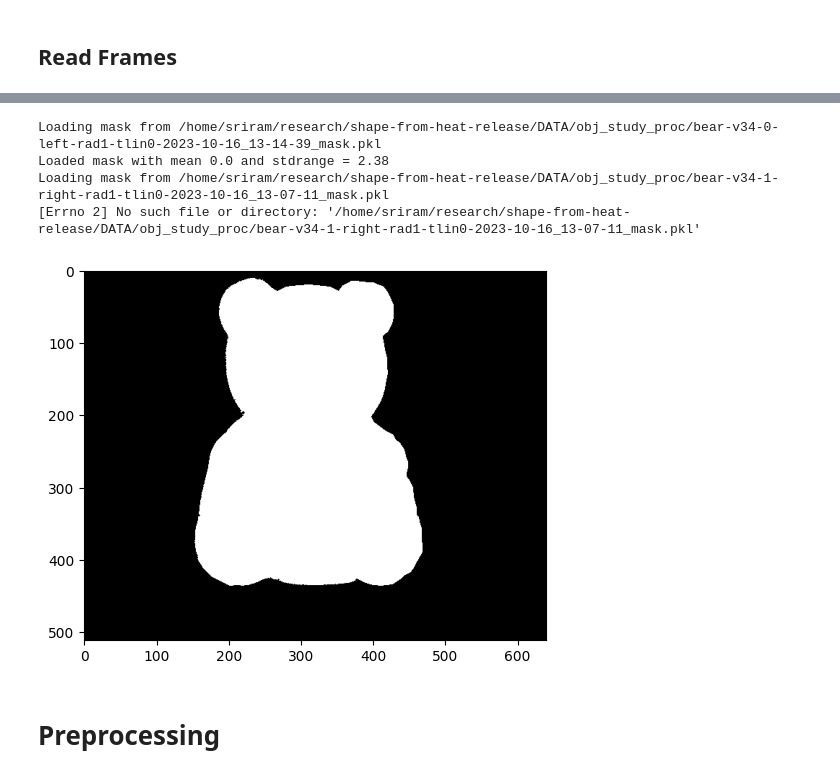
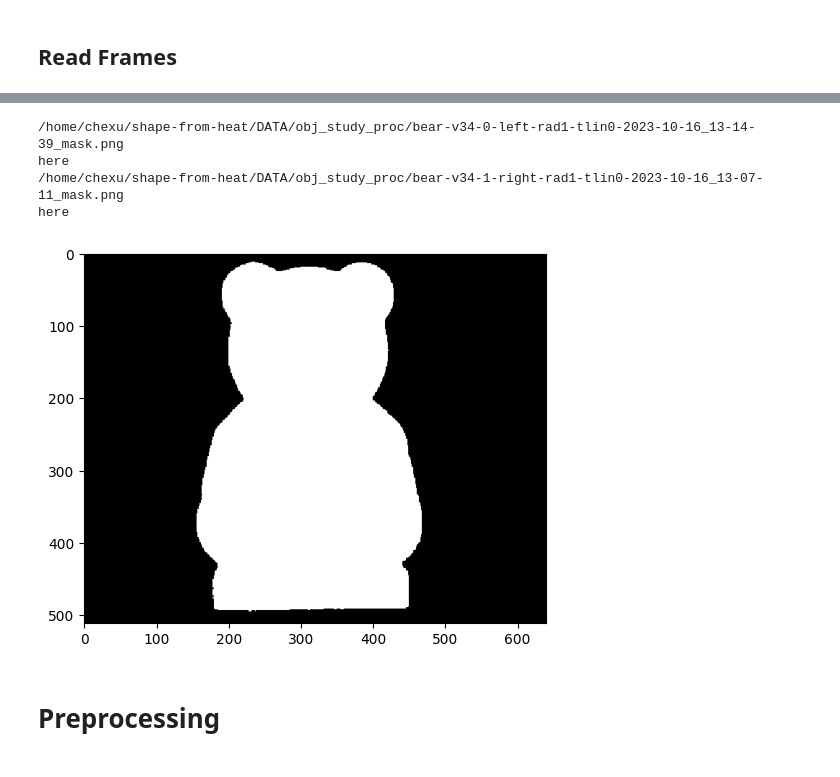
Before and after one commit to Kyle-Xu001/shape-from-heat, a Jupyter notebook: notebooks/real_shape_from_heat.ipynb, the cells around one changed output, grey strips where cells are left out. Cells and saved outputs as stored; diff of their text form; code cells hidden in the pictures.

```diff
--- a/notebooks/real_shape_from_heat.ipynb
+++ b/notebooks/real_shape_from_heat.ipynb
@@ -181,9 +183,9 @@ params.ABS = constants.Absorptivity[params.obj_material]
 frame_recording = []
 bg_recording = []
 for video_filename in tqdm(video_filenames):
-    if params.optimize_MinvL or params.save_frame_for_normal_const:
+    if params.optim_MinvL or params.save_frame_for_normal_const:
         if not params.filter_data:
-            data = np.load(os.path.join(workspace_path, 'DATA', 'obj_study_raw', video_filename), allow_pickle=True)
+            data = np.load(os.path.join(workspace_path, 'DATA', 'object_study_raw', video_filename), allow_pickle=True)
         else:
             data = np.load(os.path.join(workspace_path, 'DATA', 'obj_study_smooth', video_filename), allow_pickle=True)
         recording = data["frame_recording"]
@@ -198,7 +200,6 @@ for video_filename in tqdm(video_filenames):
         else:
             frame_recording.append(recording[0, params.NUM_BG_FRAMES+10::params.NUM_FRAME_DELTA][:, :, ::-1])
             bg_recording.append(recording[0, params.NUM_BG_FRAMES: params.NUM_BG_FRAMES+10][:, :, ::-1])
-        print(frame_recording[-1].shape)
         del recording
     else:
         frame_recording.append(np.zeros((1,512,640)))
@@ -208,3 +209,5 @@ min_frames = min([x.shape[0] for x in frame_recording])
 frame_recording = [x[:min_frames] for x in frame_recording]
 frame_recording = np.array(frame_recording)
 bg_recording = np.array(bg_recording)
+
+# Load Mask
@@ -212,0 +214,19 @@ bg_recording = np.array(bg_recording)
+# %%
+data = np.load(os.path.join(workspace_path, 'DATA', 'object_study_raw', video_filename), allow_pickle=True)
+recording = data["frame_recording"][0]
+
+
+mask = cv2.imread(os.path.join(workspace_path,'image.png'), cv2.IMREAD_UNCHANGED)
+mask = mask[:, :, 3]
+target_height, target_width = recording.shape[1:3]
+resized_mask = cv2.resize(mask, (target_width, target_height), interpolation=cv2.INTER_NEAREST)
+
+binary_mask = (resized_mask > 0).astype(bool)  # Optional: use np.bool_ if needed
+# Save as .npy
+mask_save_path = os.path.join(workspace_path, 'mask.npy')
+np.save(mask_save_path, binary_mask)
+
+plt.imshow(binary_mask, cmap='gray')
+plt.title("Binary Mask from Alpha Channel")
+plt.axis('off')
+plt.show()
@@ -215,48 +237,50 @@ frame_mask = []
 for video_filename in video_filenames:
     mask_filename = video_filename.split('.')[0] + '_mask.png'
     mask_filepath = os.path.join(workspace_path, 'DATA', 'obj_study_proc', mask_filename)
+    print(mask_filepath)
     png_file = True
     # Check if mask file exists
-    if not os.path.exists(mask_filepath):
-        mask_filename = video_filename.split('.')[0] + '_mask.pkl'
-        mask_filepath = os.path.join(workspace_path, 'DATA', 'obj_study_proc', mask_filename)
-        png_file = False
+    # if not os.path.exists(mask_filepath):
+    #     mask_filename = video_filename.split('.')[0] + '_mask.pkl'
+    #     mask_filepath = os.path.join(workspace_path, 'DATA', 'obj_study_proc', mask_filename)
+    #     png_file = False
     try:
         if not png_file:
             print('Loading mask from {}'.format(mask_filepath))
             with open(mask_filepath, 'rb') as f:
                 mask_dict = pkl.load(f)
                 if not params.use_same_mask_for_all_videos:
                     frame_mask.append(mask_dict['mask'])
                 else:
                     frame_mask = [mask_dict['mask']] * len(video_filenames)
                 print('Loaded mask with mean {} and stdrange = {}'.format(mask_dict['mean'], mask_dict['stdrange']))
                 del mask_dict
         else:
-            mask = cv2.imread(mask_filepath, 0)/255.0
+            # mask = cv2.imread(mask_filepath, 0)/255.0
+            mask = np.load(os.path.join(workspace_path,'mask.npy'), allow_pickle=True)
             mask = mask.astype(int)
             frame_mask.append(mask)
     except Exception as e:
         print(e)
         continue
 frame_mask = np.array(frame_mask)
 combined_mask = np.any(frame_mask, axis=0)
 plt.imshow(combined_mask, cmap='gray')
 plt.show()
 view_masks_forobj = np.stack(frame_mask, axis=0).astype(int)
 if params.use_symmetry_for_backside:
     flipped_mask = []
     for i in range(view_masks_forobj.shape[0]):
         flipped_mask.append(np.fliplr(view_masks_forobj[i]))
     flipped_mask = np.stack(flipped_mask, axis=0)
     view_masks_forobj = np.concatenate([view_masks_forobj, flipped_mask], axis=0)
 view_masks_forobj_pt = torch.tensor(view_masks_forobj).float().to(device)
 # %% [output]
-Loading mask from /home/sriram/research/shape-from-heat-release/DATA/obj_study_proc/bear-v34-0-left-rad1-tlin0-2023-10-16_13-14-39_mask.pkl
-Loaded mask with mean 0.0 and stdrange = 2.38
-Loading mask from /home/sriram/research/shape-from-heat-release/DATA/obj_study_proc/bear-v34-1-right-rad1-tlin0-2023-10-16_13-07-11_mask.pkl
-[Errno 2] No such file or directory: '/home/sriram/research/shape-from-heat-release/DATA/obj_study_proc/bear-v34-1-right-rad1-tlin0-2023-10-16_13-07-11_mask.pkl'
+/home/chexu/shape-from-heat/DATA/obj_study_proc/bear-v34-0-left-rad1-tlin0-2023-10-16_13-14-39_mask.png
+here
+/home/chexu/shape-from-heat/DATA/obj_study_proc/bear-v34-1-right-rad1-tlin0-2023-10-16_13-07-11_mask.png
+here
-[figure, old version]
+[figure, new version]
 # %% [markdown]
 # Preprocessing
 # %% [markdown]
```
Also changed, not shown: parts of 6 cells of this notebook, 4 other files.
